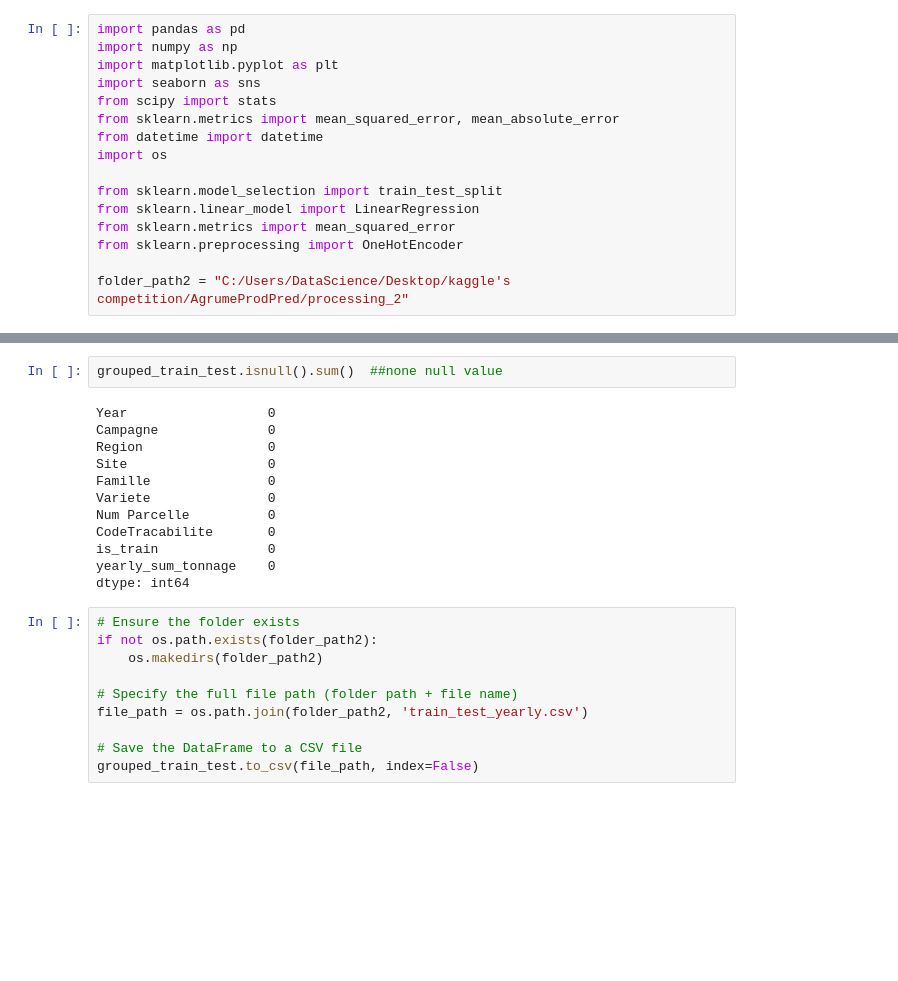
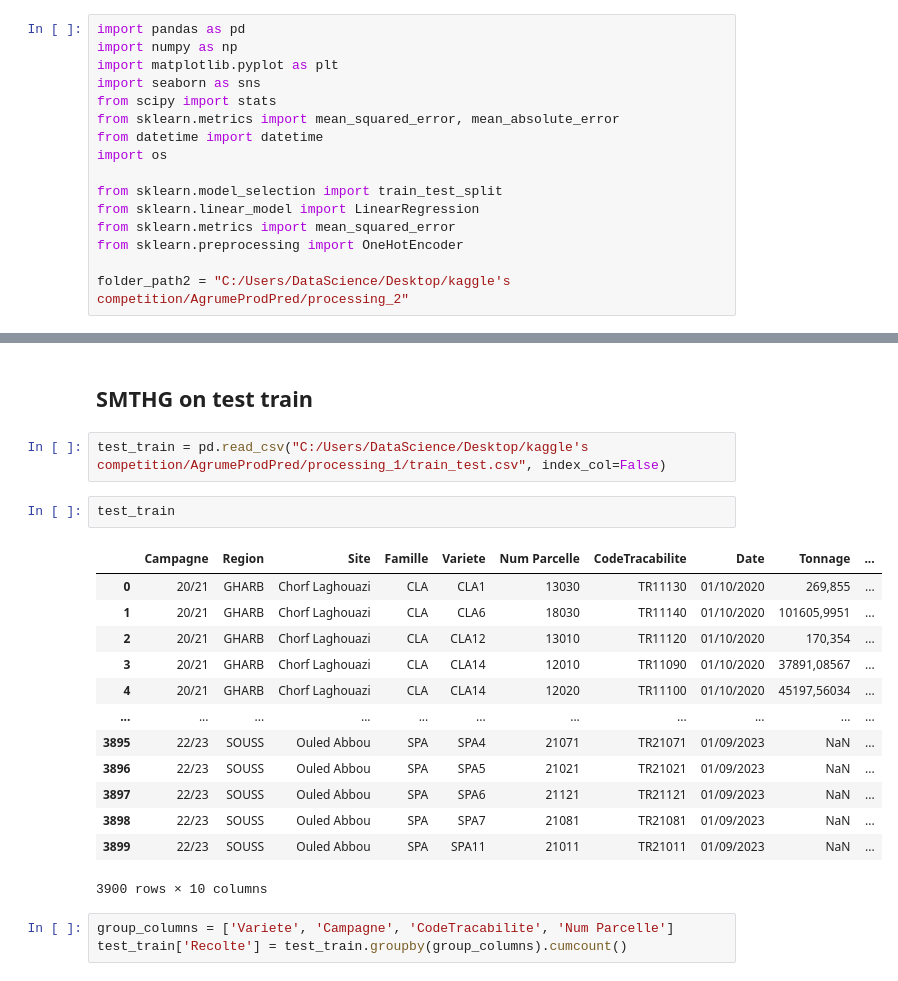
Before and after one commit to Yassmine2020/AgrumeProdPred, a Jupyter notebook: source code/processing_2Yearly.ipynb, the cells around one changed output, grey strips where cells are left out. Cells and saved outputs as stored; diff of their text form; blank space fills up the shorter version.

Commit message:
track why nul values

```diff
--- a/source code/processing_2Yearly.ipynb
+++ b/source code/processing_2Yearly.ipynb
@@ -175,24 +17,23 @@ grouped_train_test
-# %%
-grouped_train_test.isnull().sum()  ##none null value
-# %% [output]
-Year                  0
-Campagne              0
-Region                0
-Site                  0
-Famille               0
-Variete               0
-Num Parcelle          0
-CodeTracabilite       0
-is_train              0
-yearly_sum_tonnage    0
-dtype: int64
-# %%
-# Ensure the folder exists
-if not os.path.exists(folder_path2):
-    os.makedirs(folder_path2)
-
-# Specify the full file path (folder path + file name)
-file_path = os.path.join(folder_path2, 'train_test_yearly.csv')
-
-# Save the DataFrame to a CSV file
-grouped_train_test.to_csv(file_path, index=False)
+# %% [markdown]
+## SMTHG on test train
+# %%
+test_train = pd.read_csv("C:/Users/DataScience/Desktop/kaggle's competition/AgrumeProdPred/processing_1/train_test.csv", index_col=False)
+# %%
+test_train
+# %% [output]
+|  | Campagne | Region | Site | Famille | Variete | Num Parcelle | CodeTracabilite | Date | Tonnage | ... |
+| 0 | 20/21 | GHARB | Chorf Laghouazi | CLA | CLA1 | 13030 | TR11130 | 01/10/2020 | 269,855 | ... |
+| 1 | 20/21 | GHARB | Chorf Laghouazi | CLA | CLA6 | 18030 | TR11140 | 01/10/2020 | 101605,9951 | ... |
+| 2 | 20/21 | GHARB | Chorf Laghouazi | CLA | CLA12 | 13010 | TR11120 | 01/10/2020 | 170,354 | ... |
+| 3 | 20/21 | GHARB | Chorf Laghouazi | CLA | CLA14 | 12010 | TR11090 | 01/10/2020 | 37891,08567 | ... |
+| 4 | 20/21 | GHARB | Chorf Laghouazi | CLA | CLA14 | 12020 | TR11100 | 01/10/2020 | 45197,56034 | ... |
+| ... | ... | ... | ... | ... | ... | ... | ... | ... | ... | ... |
+| 3895 | 22/23 | SOUSS | Ouled Abbou | SPA | SPA4 | 21071 | TR21071 | 01/09/2023 | NaN | ... |
+| 3896 | 22/23 | SOUSS | Ouled Abbou | SPA | SPA5 | 21021 | TR21021 | 01/09/2023 | NaN | ... |
+| 3897 | 22/23 | SOUSS | Ouled Abbou | SPA | SPA6 | 21121 | TR21121 | 01/09/2023 | NaN | ... |
+| 3898 | 22/23 | SOUSS | Ouled Abbou | SPA | SPA7 | 21081 | TR21081 | 01/09/2023 | NaN | ... |
+| 3899 | 22/23 | SOUSS | Ouled Abbou | SPA | SPA11 | 21011 | TR21011 | 01/09/2023 | NaN | ... |
+3900 rows × 10 columns
+# %%
+group_columns = ['Variete', 'Campagne', 'CodeTracabilite', 'Num Parcelle']
+test_train['Recolte'] = test_train.groupby(group_columns).cumcount()
```
Also changed, not shown: parts of 49 cells of this notebook, 5 other files.
